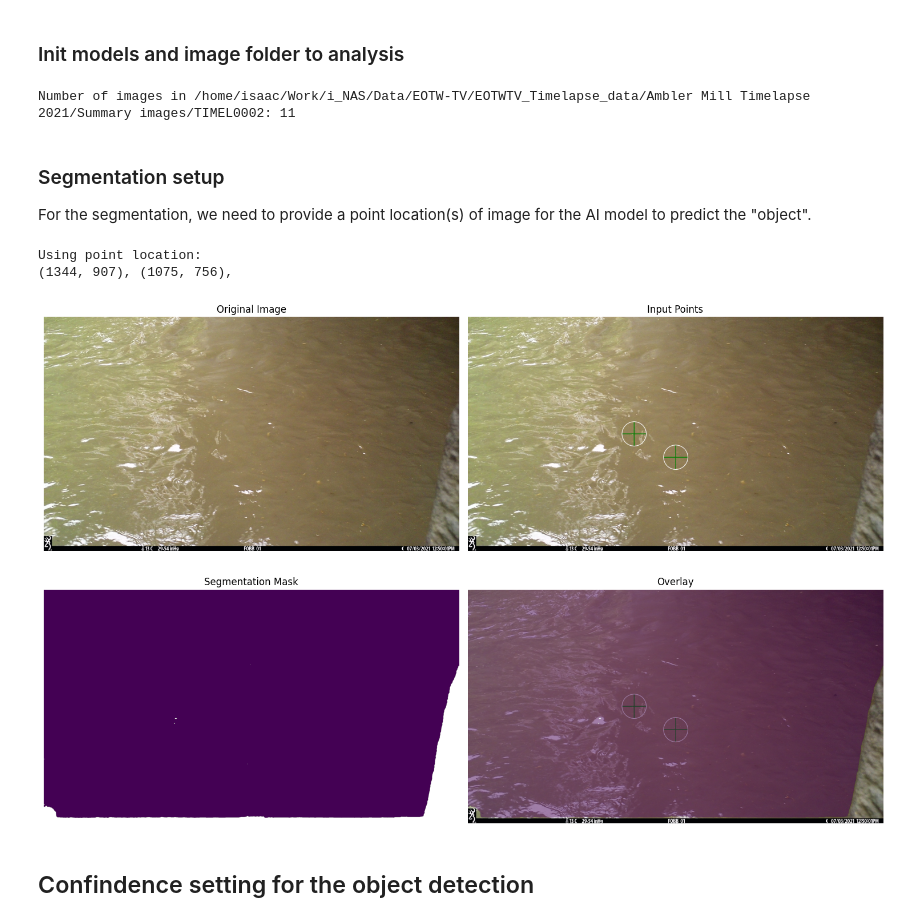
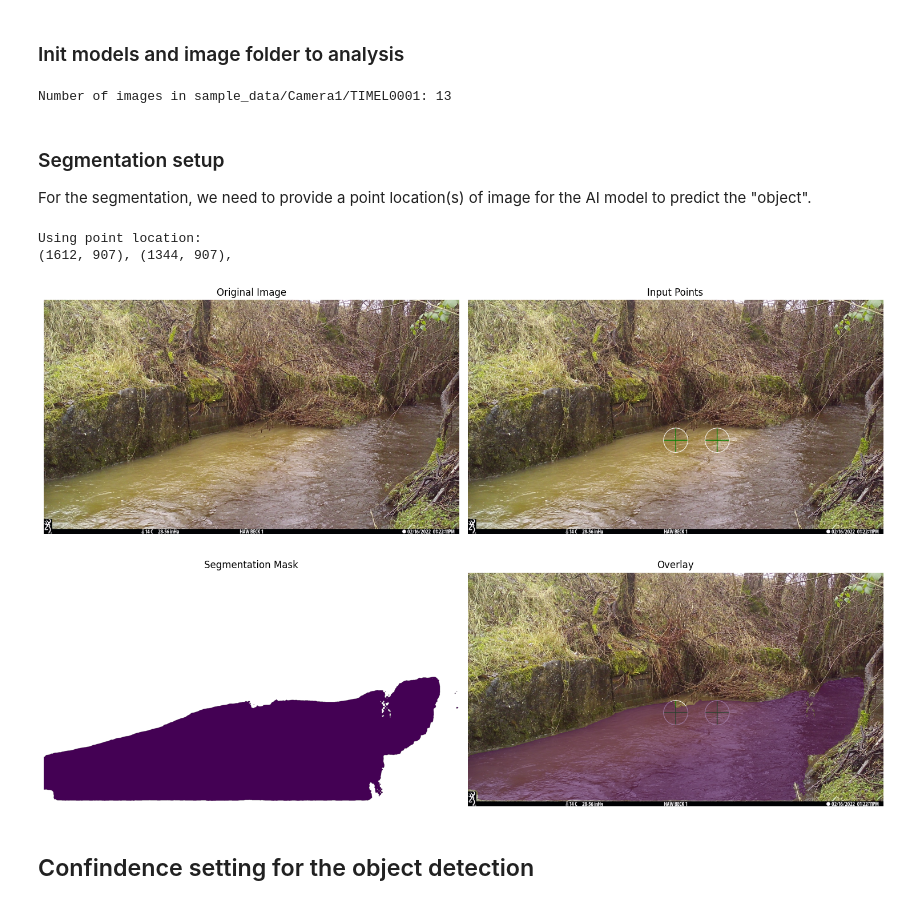
Before and after one commit to NTU-CompHydroMet-Lab/Eyes-on-the-water-TV, a Jupyter notebook: batch_process.ipynb, the cells around one changed output. Drawn from its saved outputs; the diff is of its cells as text; code cells hidden in the pictures.

```diff
--- a/batch_process.ipynb
+++ b/batch_process.ipynb
@@ -28,17 +28,45 @@ import dash_bootstrap_components as dbc
 ### * Please asjust the images folder, results_csv_path and point locations before conduct the batch analysis
 # %% [markdown]
 # Setup
+# %%
+### Important settings ###
+
+img_dir = "sample_data/Camera1/TIMEL0001"
+
+save_plots       = False  # Set to False to skip saving plots
+save_annotations = False  # Set to False to skip saving annotations
+
+results_dir      = "batch_results"
 # %% [markdown]
 ### Init models and image folder to analysis
 # %%
 # Folder paths
-img_dir = "/home/isaac/Work/i_NAS/Data/EOTW-TV/EOTWTV_Timelapse_data/Ambler Mill Timelapse 2021/Summary images/TIMEL0002"
+
 all_imgs = os.listdir(img_dir)
-results_csv_path = "resutls.csv"
 
 # Check number of images in the directory
 print(f"Number of images in {img_dir}: {len(all_imgs)}")
 
+# Get the parent folder name to use as the batch name
+batch_name = os.path.basename(img_dir)
+
+batch_results_dir = os.path.join(results_dir, batch_name)  # Creatxe batch-specific subfolder
+
+os.makedirs(batch_results_dir, exist_ok=True)
+# Update results_csv_path to be in the batch folder
+results_csv_path = os.path.join(batch_results_dir, "results.csv")
+
+# Create results directories if they don't exist
+if save_plots or save_annotations:
+    os.makedirs(batch_results_dir, exist_ok=True)
+
+if save_plots:
+    plots_dir = os.path.join(batch_results_dir, "plots")
+    os.makedirs(plots_dir, exist_ok=True)
+
+if save_annotations:
+    annotations_dir = os.path.join(batch_results_dir, "annotations")
+    os.makedirs(annotations_dir, exist_ok=True)
 
 # Init models
 object_detection_model = YOLO("models/yolo11x.pt")
@@ -52,7 +80,7 @@ models = {
         'water_clearity_index': water_clearity_index_model,
         }
 # %% [output]
-Number of images in /home/isaac/Work/i_NAS/Data/EOTW-TV/EOTWTV_Timelapse_data/Ambler Mill Timelapse 2021/Summary images/TIMEL0002: 11
+Number of images in sample_data/Camera1/TIMEL0001: 13
 # %% [markdown]
 ### Segmentation setup
 
@@ -64,8 +92,8 @@ Please asjust the point location to get your desired object.
 Range: 0 to 1 (Percentage of image size)
 """
 
-point_x_percent = [0.5, 0.4, ]
-point_y_percent = [0.6, 0.5, ]
+point_x_percent = [0.6, 0.5, ]
+point_y_percent = [0.6, 0.6, ]
 
 
 ########################################################################################
@@ -106,35 +134,35 @@ results = sam2_segmentation_model.predict(
         img,
         points=[[point_x_px, point_y_px]],
         verbose=False
         )
 
 single_mask = results[0].masks.data.cpu().numpy()[0].astype(float)
 single_mask[single_mask == 0] = np.nan
 
 fig, axes = plt.subplots(2, 2, figsize=(15, 10))
 
 axes = axes.flatten()
 
 for ax in axes:
     ax.axis('off')
 
 axes[0].set_title('Original Image')
 axes[1].set_title('Input Points')
 axes[2].set_title('Segmentation Mask')
 axes[3].set_title('Overlay')
 
 axes[0].imshow(img)
 axes[1].imshow(img_draw)
 axes[2].imshow(single_mask)
 axes[3].imshow(img_draw)
 axes[3].imshow(single_mask, alpha=0.5)
 
 plt.tight_layout()
 plt.show()
 # %% [output]
 Using point location:
-(1344, 907), (1075, 756),
+(1612, 907), (1344, 907),
-[figure, old version]
+[figure, new version]
 # %% [markdown]
 ## Confindence setting for the object detection
 # %%
```
Also changed, not shown: parts of 1 cell of this notebook, 1 other file.
